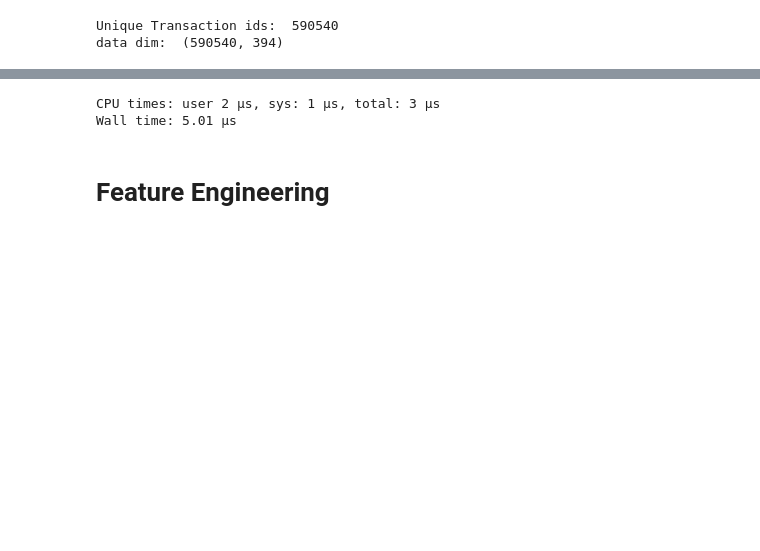
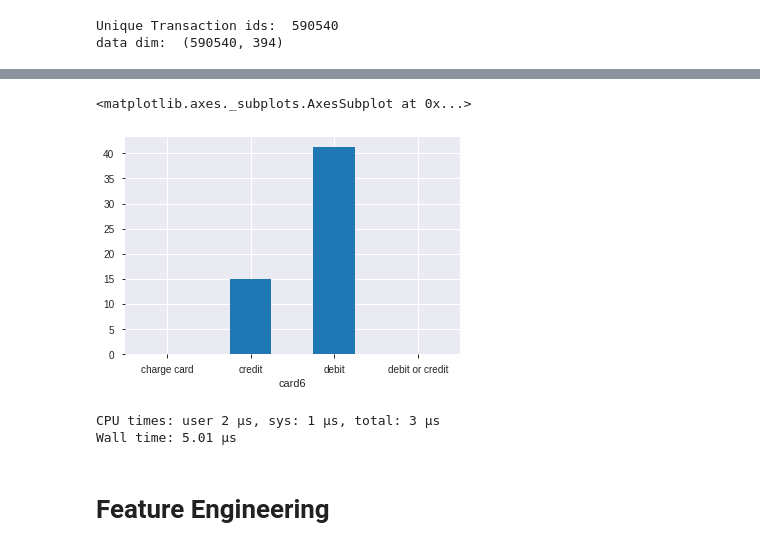
Before and after one commit to AndyT3/ieeeFraud-Detection, a Jupyter notebook: ieeeFraud_Detection.ipynb, the cells around one changed output, grey strips where cells are left out. Saved outputs shown, nothing was run; the diff lists cells and outputs as text; code cells hidden in the pictures; blank space fills up the shorter version.

```diff
--- a/ieeeFraud_Detection.ipynb
+++ b/ieeeFraud_Detection.ipynb
@@ -230,0 +210,8 @@ train_tran_df.head()
+# %%
+# determine if there is any releationship between card type and fraud
+df_card4 = train_tran_df[['card6','isFraud']].groupby(['card6','isFraud']).size().reset_index(name='counts')
+df_card4_plot = df_card4[['card6','counts']].groupby(['card6']).sum().counts  / df_card4[(df_card6['isFraud'] == 1)][['card6','counts']].groupby(['card6']).sum().counts
+df_card4_plot.plot.bar(x='lab', y='val', rot=0)
+# %% [output]
+<matplotlib.axes._subplots.AxesSubplot at 0x...>
+[figure, added]
```
Also changed, not shown: parts of 34 cells of this notebook.
